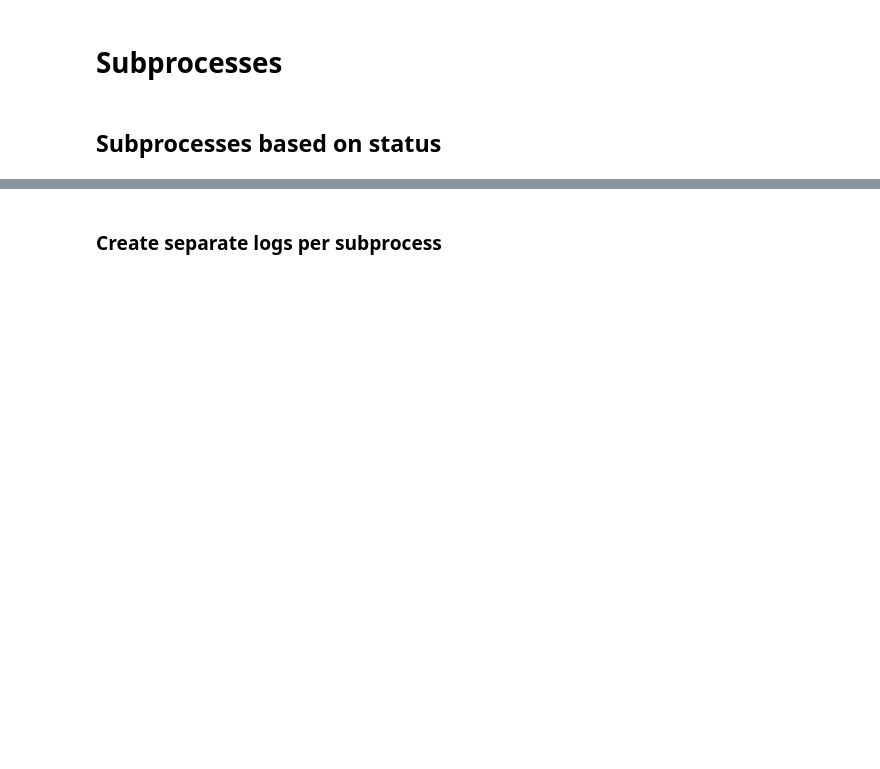
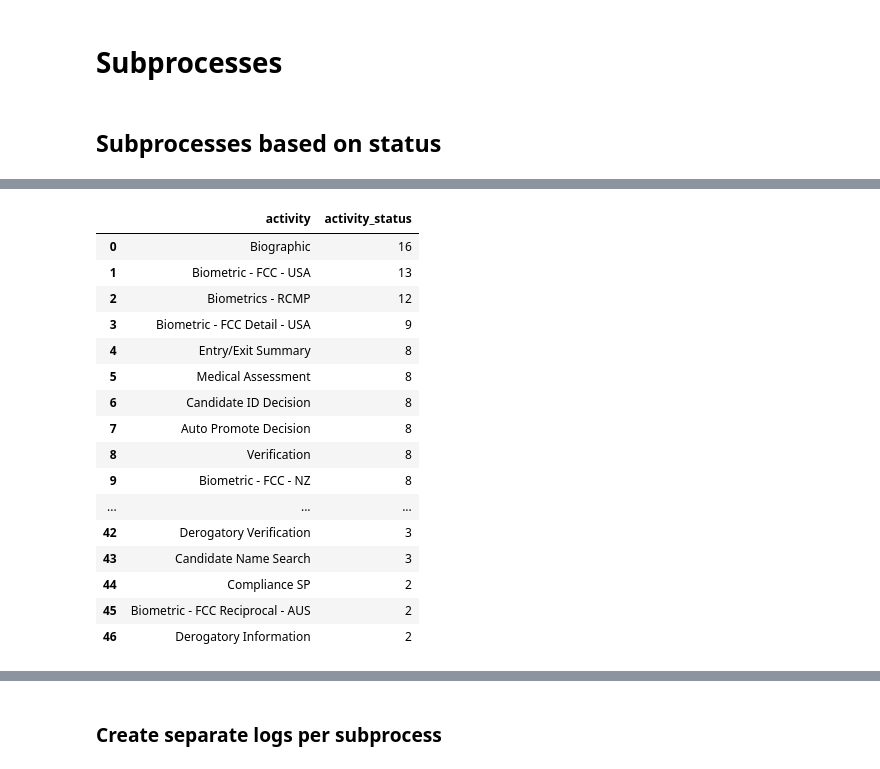
Before and after one commit to ProcessMining-uOttawa/ircc, a Jupyter notebook: ircc-lifecycles-new.ipynb, the cells around one changed output, grey strips where cells are left out. Saved outputs shown, nothing was run; the diff lists cells and outputs as text; code cells hidden in the pictures; blank space fills up the shorter version.

```diff
--- a/ircc-lifecycles-new.ipynb
+++ b/ircc-lifecycles-new.ipynb
@@ -168,7 +202,25 @@ counts
 # %%
-# only separate subprocesses with >= 3 sub-activities
-parent_activ = counts[counts >= 3].reset_index()
+# only separate subprocesses with >= 2 sub-activities
+parent_activ = counts[counts >= 2].reset_index()
 parent_activ
+# %% [output]
+|  | activity | activity_status |
+| 0 | Biographic | 16 |
+| 1 | Biometric - FCC - USA | 13 |
+| 2 | Biometrics - RCMP | 12 |
+| 3 | Biometric - FCC Detail - USA | 9 |
+| 4 | Entry/Exit Summary | 8 |
+| 5 | Medical Assessment | 8 |
+| 6 | Candidate ID Decision | 8 |
+| 7 | Auto Promote Decision | 8 |
+| 8 | Verification | 8 |
+| 9 | Biometric - FCC - NZ | 8 |
+| ... | ... | ... |
+| 42 | Derogatory Verification | 3 |
+| 43 | Candidate Name Search | 3 |
+| 44 | Compliance SP | 2 |
+| 45 | Biometric - FCC Reciprocal - AUS | 2 |
+| 46 | Derogatory Information | 2 |
 # %%
 subproc_evts = log[log['activity'].isin(parent_activ['activity'])]
 subproc_evts
```
Also changed, not shown: parts of 26 cells of this notebook, 1 other file.
